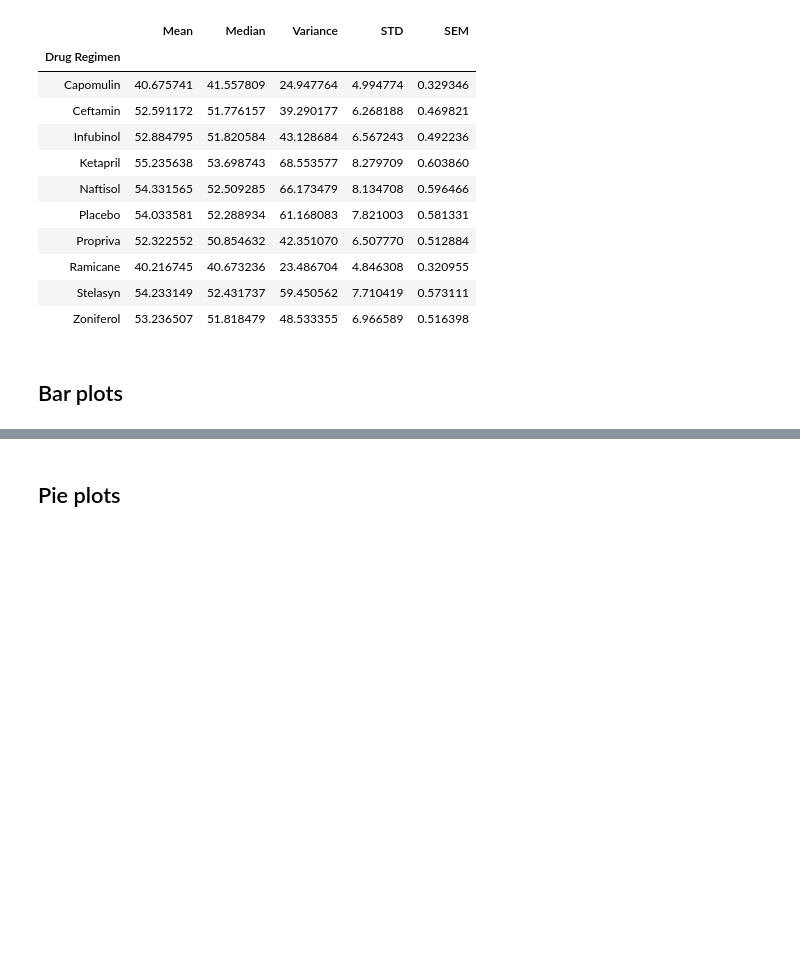
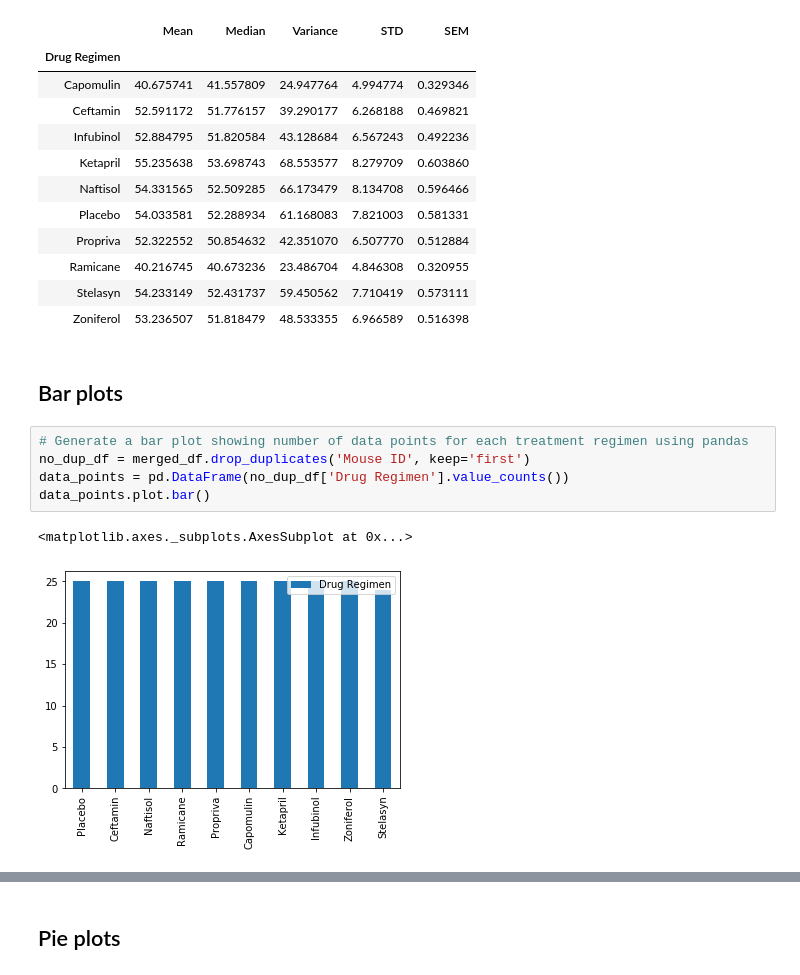
Before and after one commit to glandsly/matplotlib-challenge, a Jupyter notebook: pymaceuticals/pymaceuticals_starter.ipynb, the cells around one changed output, grey strips where cells are left out. Cells and saved outputs as stored; diff of their text form; blank space fills up the shorter version.

Commit message:
added bar chart

```diff
--- a/pymaceuticals/pymaceuticals_starter.ipynb
+++ b/pymaceuticals/pymaceuticals_starter.ipynb
@@ -54,4 +54,12 @@ drug_df
 | Zoniferol | 53.236507 | 51.818479 | 48.533355 | 6.966589 | 0.516398 |
 # %% [markdown]
 ## Bar plots
+# %%
+# Generate a bar plot showing number of data points for each treatment regimen using pandas
+no_dup_df = merged_df.drop_duplicates('Mouse ID', keep='first')
+data_points = pd.DataFrame(no_dup_df['Drug Regimen'].value_counts())
+data_points.plot.bar()
+# %% [output]
+<matplotlib.axes._subplots.AxesSubplot at 0x...>
+[figure, added]
 # %%
```
Also changed, not shown: parts of 6 cells of this notebook.
